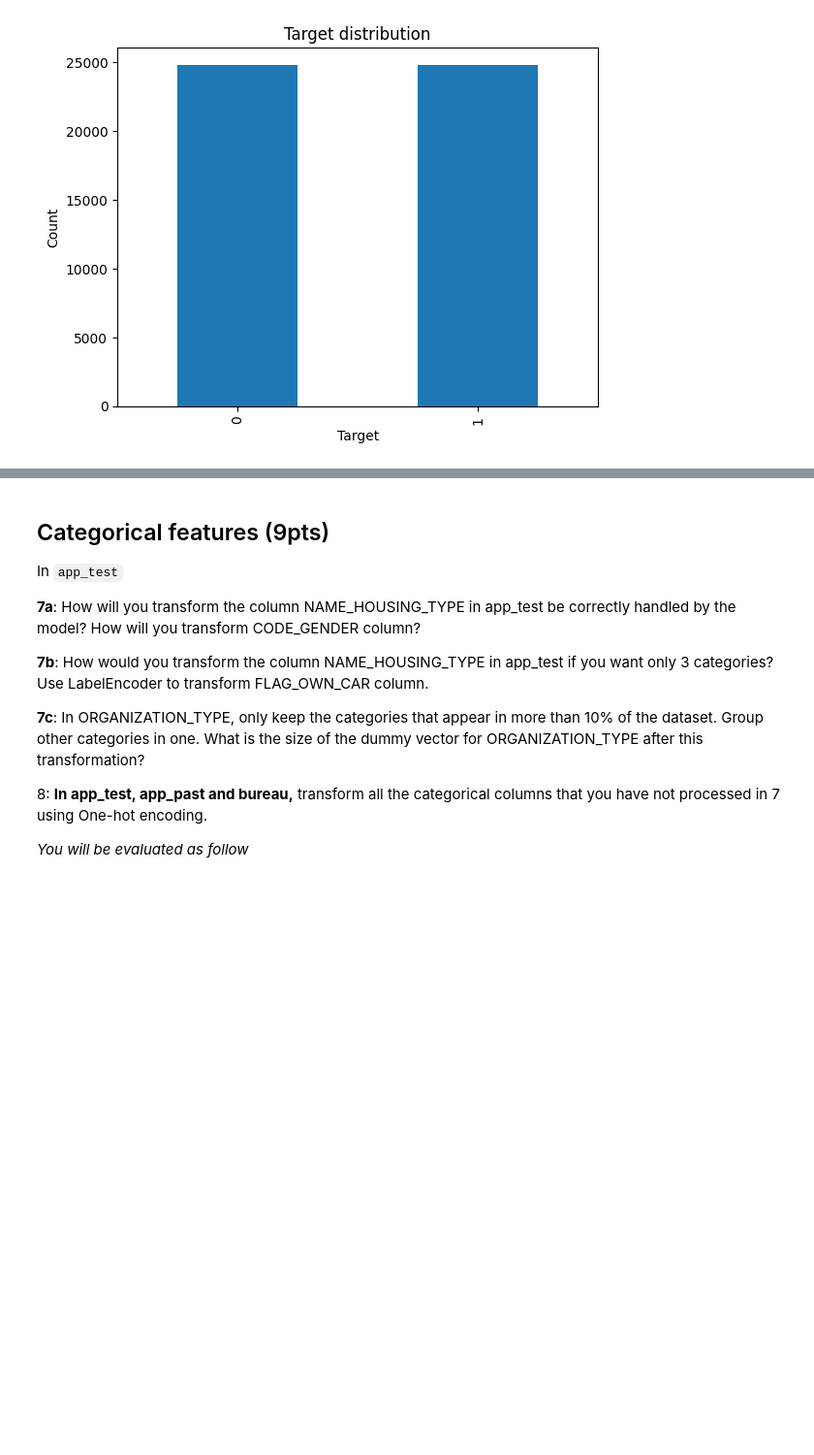
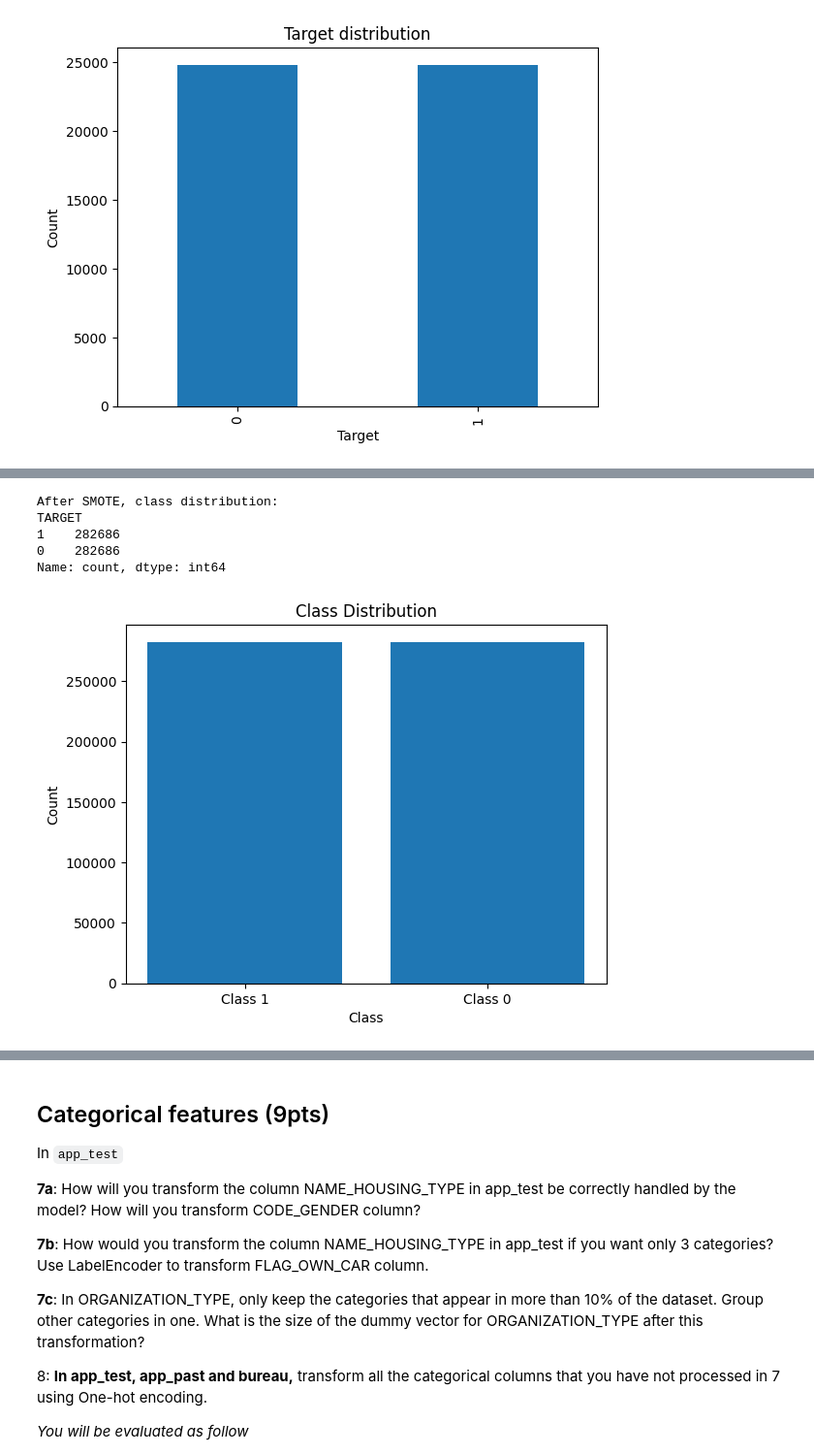
Before and after one commit to coldstrel/applied-ml-mids-2024, a Jupyter notebook: Project_Part_1.ipynb, the cells around one changed output, grey strips where cells are left out. Shown: that part at 97% size. Saved outputs shown, nothing was run; the diff lists cells and outputs as text; code cells hidden in the pictures; blank space fills up the shorter version.

```diff
--- a/Project_Part_1.ipynb
+++ b/Project_Part_1.ipynb
@@ -274,0 +241,8 @@ app_train_smote = ...
+# %%
+# # 6.b Use the SMOTE algorithm to fix class imbalance
+## import SMOTE library
+from imblearn.over_sampling import SMOTE
+from sklearn.compose import ColumnTransformer
+from sklearn.preprocessing import OneHotEncoder, StandardScaler
+## Create another copy of app_train dataframe
+app_train_copy2 = app_train.copy()
@@ -274,0 +286,6 @@ app_train_smote = ...
+# %%
+# Separate features (X) and target (y)
+X = app_train_copy2.drop(columns=['TARGET'])  # Assuming 'TARGET' is your class column
+y = app_train_copy2['TARGET']
+
+y.value_counts()
@@ -274,0 +298,37 @@ app_train_smote = ...
+# %%
+# Identify categorical and numerical columns
+categorical_cols = X.select_dtypes(include=['object']).columns
+numerical_cols = X.select_dtypes(include=['number']).columns
+
+
+
+# Preprocessing: OneHotEncoding for categorical and scaling for numerical
+preprocessor = ColumnTransformer(
+    transformers=[
+        ('num', StandardScaler(), numerical_cols),
+        ('cat', OneHotEncoder(), categorical_cols)
+    ])
+
+X_preprocessed = preprocessor.fit_transform(X)
+
+smote = SMOTE(sampling_strategy = 0.3, k_neighbors = 5, random_state = 100)
+X_resampled, y_resampled = smote.fit_resample(X_preprocessed, y)
+
+# Now X_resampled and y_resampled hold the balanced data
+print("After SMOTE, class distribution:")
+print(pd.Series(y_resampled).value_counts())
+
+count_class = y_resampled.value_counts() # Count the occurrences of each class
+plt.bar(count_class.index, count_class.values)
+plt.xlabel('Class')
+plt.ylabel('Count')
+plt.title('Class Distribution')
+plt.xticks(count_class.index, ['Class 0', 'Class 1'])
+plt.show()
+# %% [output]
+After SMOTE, class distribution:
+TARGET
+1    282686
+0    282686
+Name: count, dtype: int64
+[figure, added]
```
Also changed, not shown: parts of 13 cells of this notebook.
